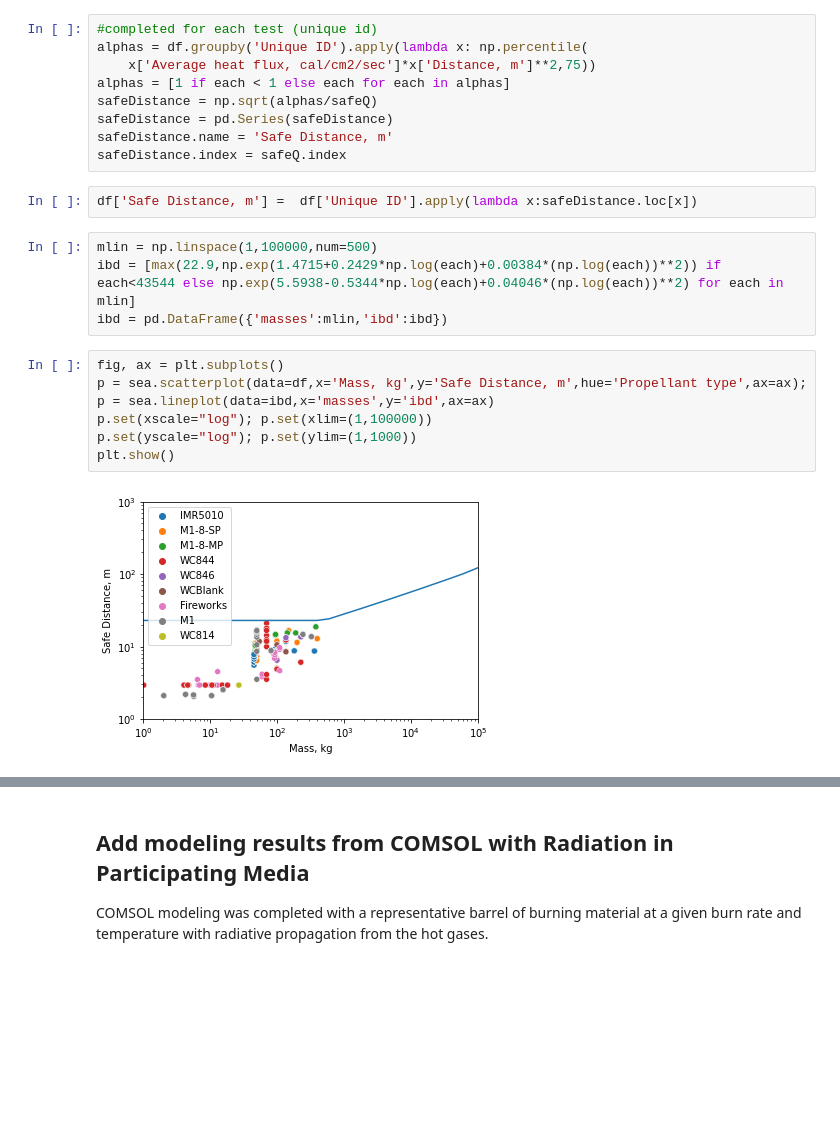
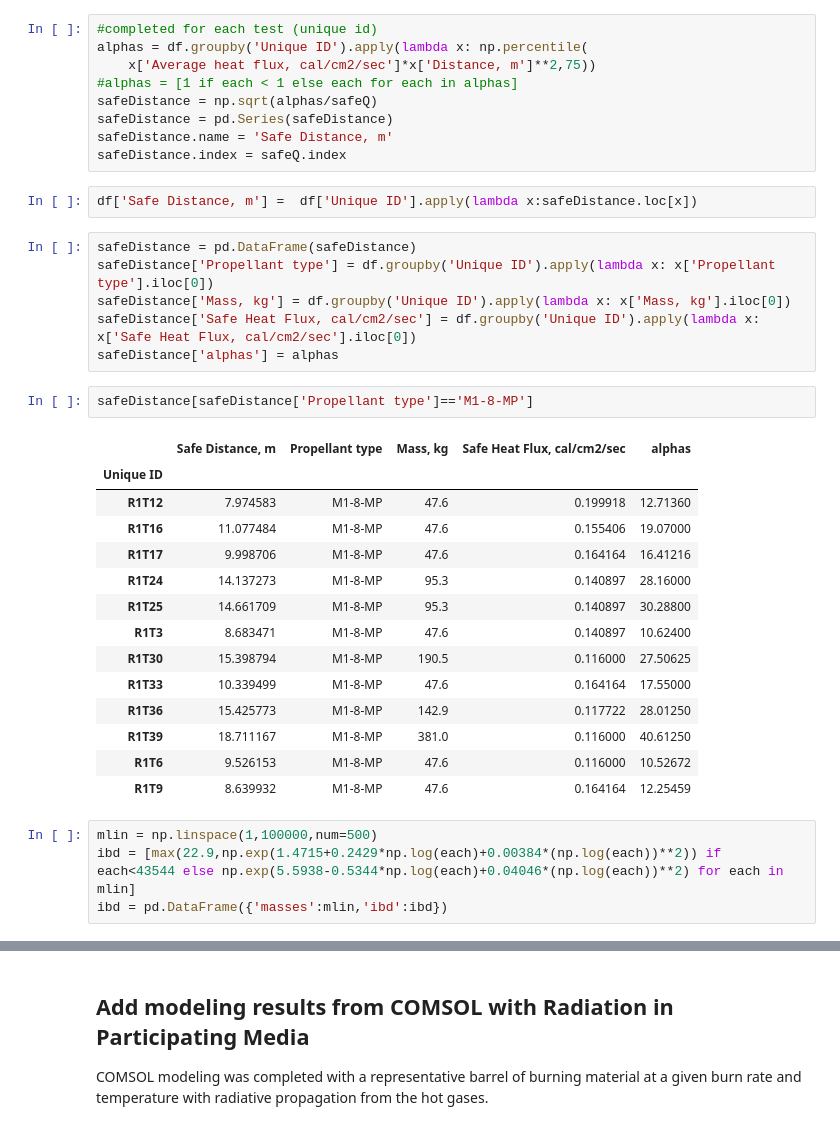
Before and after one commit to clint-bg/publicationdata, a Jupyter notebook: aiaaSafeSitingProposal/safeDistancesOpenBurn.ipynb, the cells around one changed output, grey strips where cells are left out. Cells and saved outputs as stored; diff of their text form; blank space fills up the shorter version.

```diff
--- a/aiaaSafeSitingProposal/safeDistancesOpenBurn.ipynb
+++ b/aiaaSafeSitingProposal/safeDistancesOpenBurn.ipynb
@@ -150,23 +150,37 @@ q = \frac{\alpha}{r^2} \\
 #completed for each test (unique id)
 alphas = df.groupby('Unique ID').apply(lambda x: np.percentile(
     x['Average heat flux, cal/cm2/sec']*x['Distance, m']**2,75))
-alphas = [1 if each < 1 else each for each in alphas]
+#alphas = [1 if each < 1 else each for each in alphas]
 safeDistance = np.sqrt(alphas/safeQ)
 safeDistance = pd.Series(safeDistance)
 safeDistance.name = 'Safe Distance, m'
 safeDistance.index = safeQ.index
 # %%
 df['Safe Distance, m'] =  df['Unique ID'].apply(lambda x:safeDistance.loc[x])
+# %%
+safeDistance = pd.DataFrame(safeDistance)
+safeDistance['Propellant type'] = df.groupby('Unique ID').apply(lambda x: x['Propellant type'].iloc[0])
+safeDistance['Mass, kg'] = df.groupby('Unique ID').apply(lambda x: x['Mass, kg'].iloc[0])
+safeDistance['Safe Heat Flux, cal/cm2/sec'] = df.groupby('Unique ID').apply(lambda x: x['Safe Heat Flux, cal/cm2/sec'].iloc[0])
+safeDistance['alphas'] = alphas
+# %%
+safeDistance[safeDistance['Propellant type']=='M1-8-MP']
+# %% [output]
+|  | Safe Distance, m | Propellant type | Mass, kg | Safe Heat Flux, cal/cm2/sec | alphas |
+| Unique ID |  |  |  |  |  |
+| R1T12 | 7.974583 | M1-8-MP | 47.6 | 0.199918 | 12.71360 |
+| R1T16 | 11.077484 | M1-8-MP | 47.6 | 0.155406 | 19.07000 |
+| R1T17 | 9.998706 | M1-8-MP | 47.6 | 0.164164 | 16.41216 |
+| R1T24 | 14.137273 | M1-8-MP | 95.3 | 0.140897 | 28.16000 |
+| R1T25 | 14.661709 | M1-8-MP | 95.3 | 0.140897 | 30.28800 |
+| R1T3 | 8.683471 | M1-8-MP | 47.6 | 0.140897 | 10.62400 |
+| R1T30 | 15.398794 | M1-8-MP | 190.5 | 0.116000 | 27.50625 |
+| R1T33 | 10.339499 | M1-8-MP | 47.6 | 0.164164 | 17.55000 |
+| R1T36 | 15.425773 | M1-8-MP | 142.9 | 0.117722 | 28.01250 |
+| R1T39 | 18.711167 | M1-8-MP | 381.0 | 0.116000 | 40.61250 |
+| R1T6 | 9.526153 | M1-8-MP | 47.6 | 0.116000 | 10.52672 |
+| R1T9 | 8.639932 | M1-8-MP | 47.6 | 0.164164 | 12.25459 |
 # %%
 mlin = np.linspace(1,100000,num=500)
 ibd = [max(22.9,np.exp(1.4715+0.2429*np.log(each)+0.00384*(np.log(each))**2)) if each<43544 else np.exp(5.5938-0.5344*np.log(each)+0.04046*(np.log(each))**2) for each in mlin]
 ibd = pd.DataFrame({'masses':mlin,'ibd':ibd})
-# %%
-fig, ax = plt.subplots()
-p = sea.scatterplot(data=df,x='Mass, kg',y='Safe Distance, m',hue='Propellant type',ax=ax);
-p = sea.lineplot(data=ibd,x='masses',y='ibd',ax=ax)
-p.set(xscale="log"); p.set(xlim=(1,100000))
-p.set(yscale="log"); p.set(ylim=(1,1000))
-plt.show()
-# %% [output]
-[figure, removed]
```
Also changed, not shown: parts of 6 cells of this notebook.
